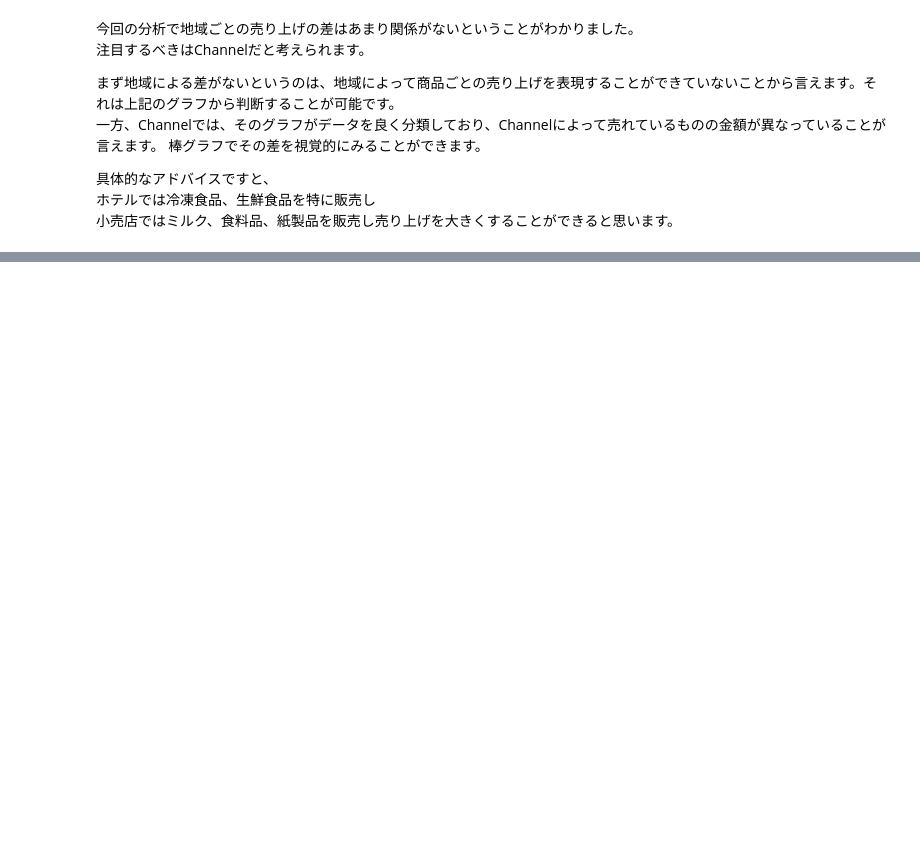
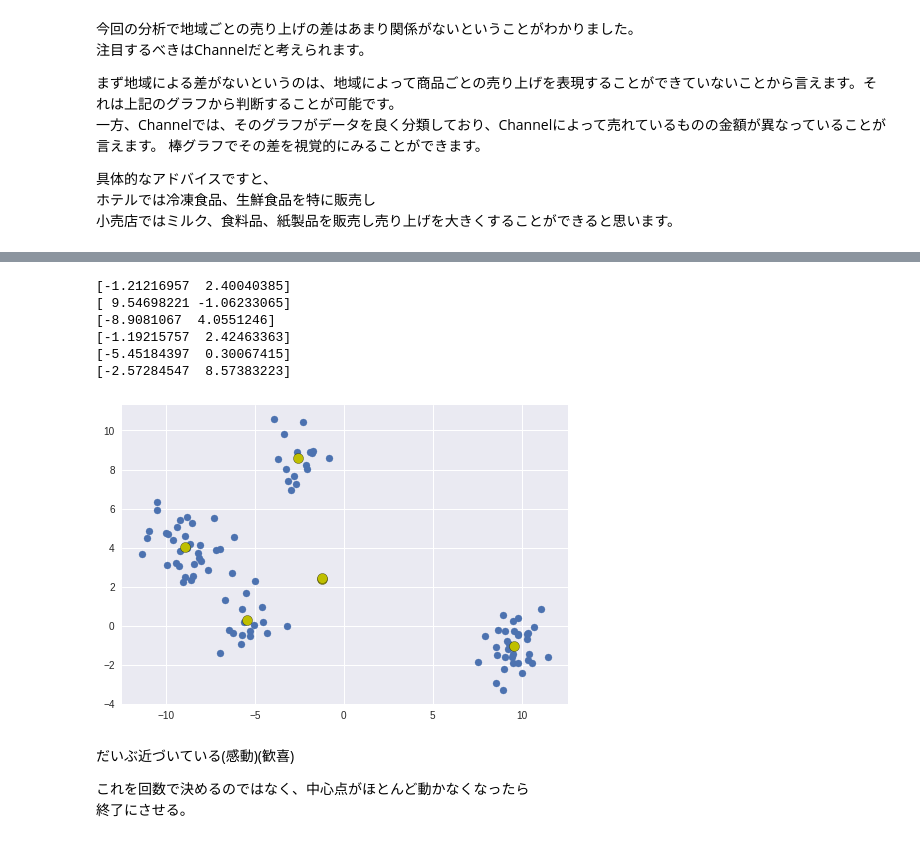
Before and after one commit to maro-amoeba/diveintocode-term1, a Jupyter notebook: sprint2/Wholesale customers.ipynb, the cells around one changed output, grey strips where cells are left out. Saved outputs shown, nothing was run; the diff lists cells and outputs as text; code cells hidden in the pictures; blank space fills up the shorter version.

```diff
--- a/sprint2/Wholesale customers.ipynb
+++ b/sprint2/Wholesale customers.ipynb
@@ -501,0 +613,46 @@ ___
+# %%
+# 2~3を繰り返す。設定した回数分繰り返させる。
+
+
+center = make_center(x, n_cluster)
+cluster_group =  [[] for i in range(n_cluster)]
+ite = 100
+
+for n in range(ite):
+
+  #各サンプルを最も近い中心点に割り当てクラスタを作る。
+  for i in x:
+    norms = []
+
+    for j in center:
+      norms += [np.linalg.norm( i - j )]
+
+    min_index = np.argmin(norms)
+    cluster_group[min_index] += [i]
+
+  # クラスタの実際の中心(平均)を計算し、そこを新たな中心点とする。
+  center_new = []
+
+  for i in range(n_cluster):
+    center_new += [np.mean(cluster_group[i], axis = 0)]
+  center = center_new
+# %%
+# この段階でのプロットをしてみる
+plt.scatter(x[:, 0], x[:, 1])
+
+for j in center:
+  print(j)
+  plt.scatter(j[0], j[1], s=100, facecolors='y', edgecolors='black')
+# %% [output]
+[-1.21216957  2.40040385]
+[ 9.54698221 -1.06233065]
+[-8.9081067  4.0551246]
+[-1.19215757  2.42463363]
+[-5.45184397  0.30067415]
+[-2.57284547  8.57383223]
+[figure, added]
+# %% [markdown]
+だいぶ近づいている(感動)(歓喜)
+
+これを回数で決めるのではなく、中心点がほとんど動かなくなったら
+終了にさせる。
```
Also changed, not shown: parts of 18 cells of this notebook.
